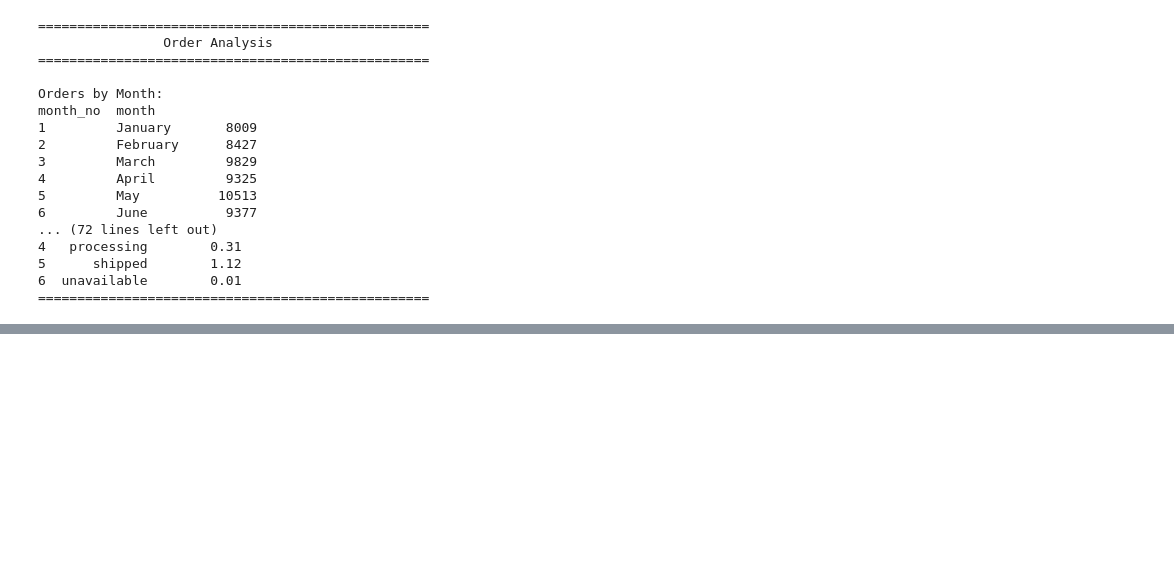
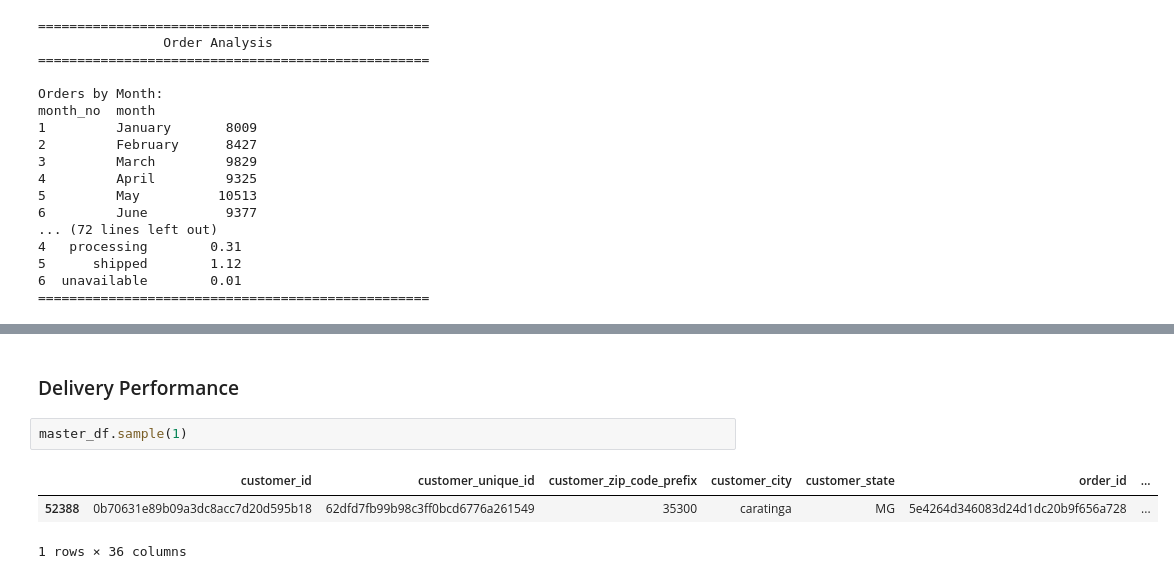
Before and after one commit to Rayyan-2205/ecommerce-sales-analytics, a Jupyter notebook: notebook/analysis.ipynb, the cells around one changed output, grey strips where cells are left out. Drawn from its saved outputs; the diff is of its cells as text; blank space fills up the shorter version.

```diff
--- a/notebook/analysis.ipynb
+++ b/notebook/analysis.ipynb
@@ -1477,0 +1582,8 @@ month_no  month
+# %% [markdown]
+### Delivery Performance
+# %%
+master_df.sample(1)
+# %% [output]
+|  | customer_id | customer_unique_id | customer_zip_code_prefix | customer_city | customer_state | order_id | ... |
+| 52388 | 0b70631e89b09a3dc8acc7d20d595b18 | 62dfd7fb99b98c3ff0bcd6776a261549 | 35300 | caratinga | MG | 5e4264d346083d24d1dc20b9f656a728 | ... |
+1 rows × 36 columns
```
Also changed, not shown: parts of 35 cells of this notebook, 2 other files.
